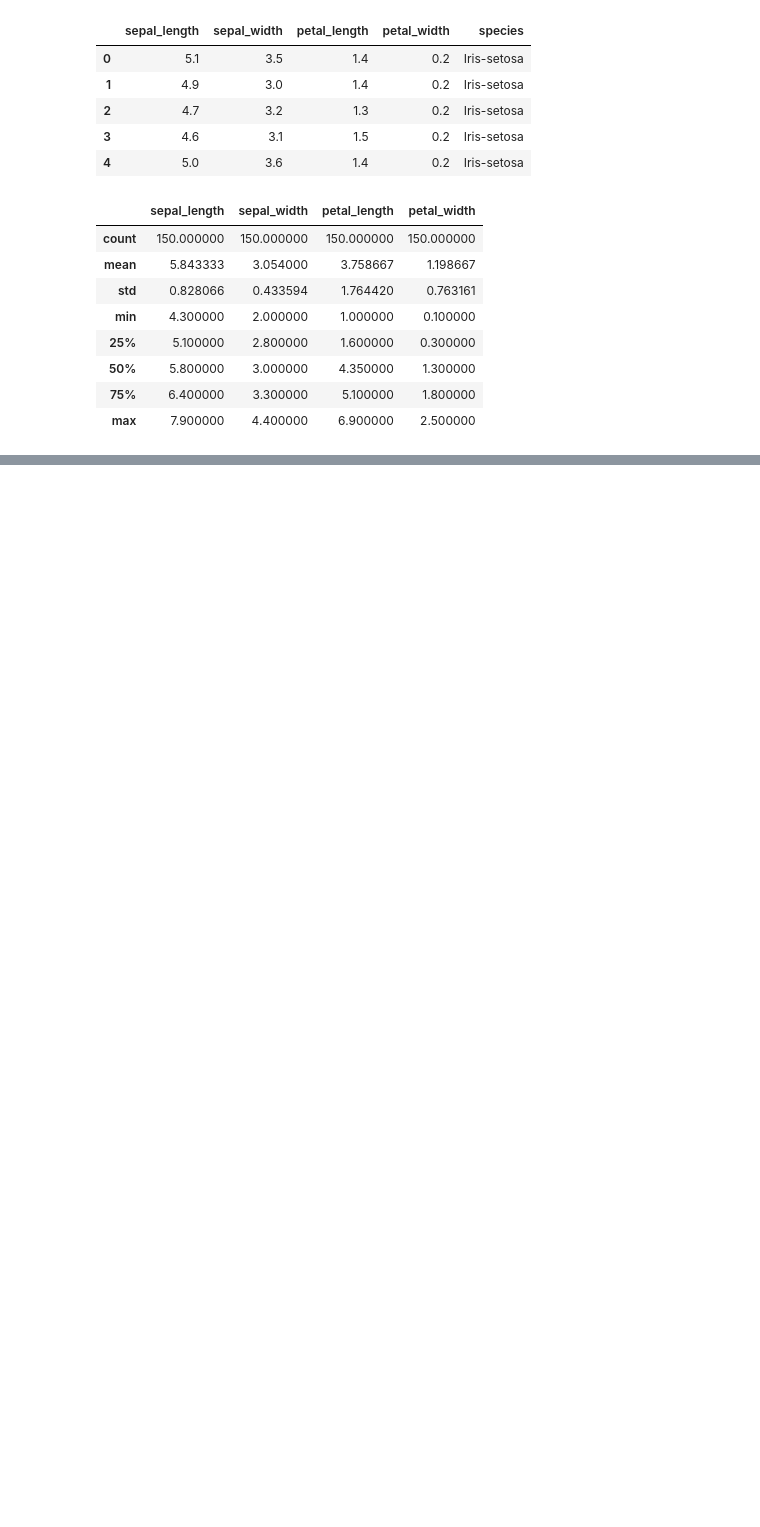
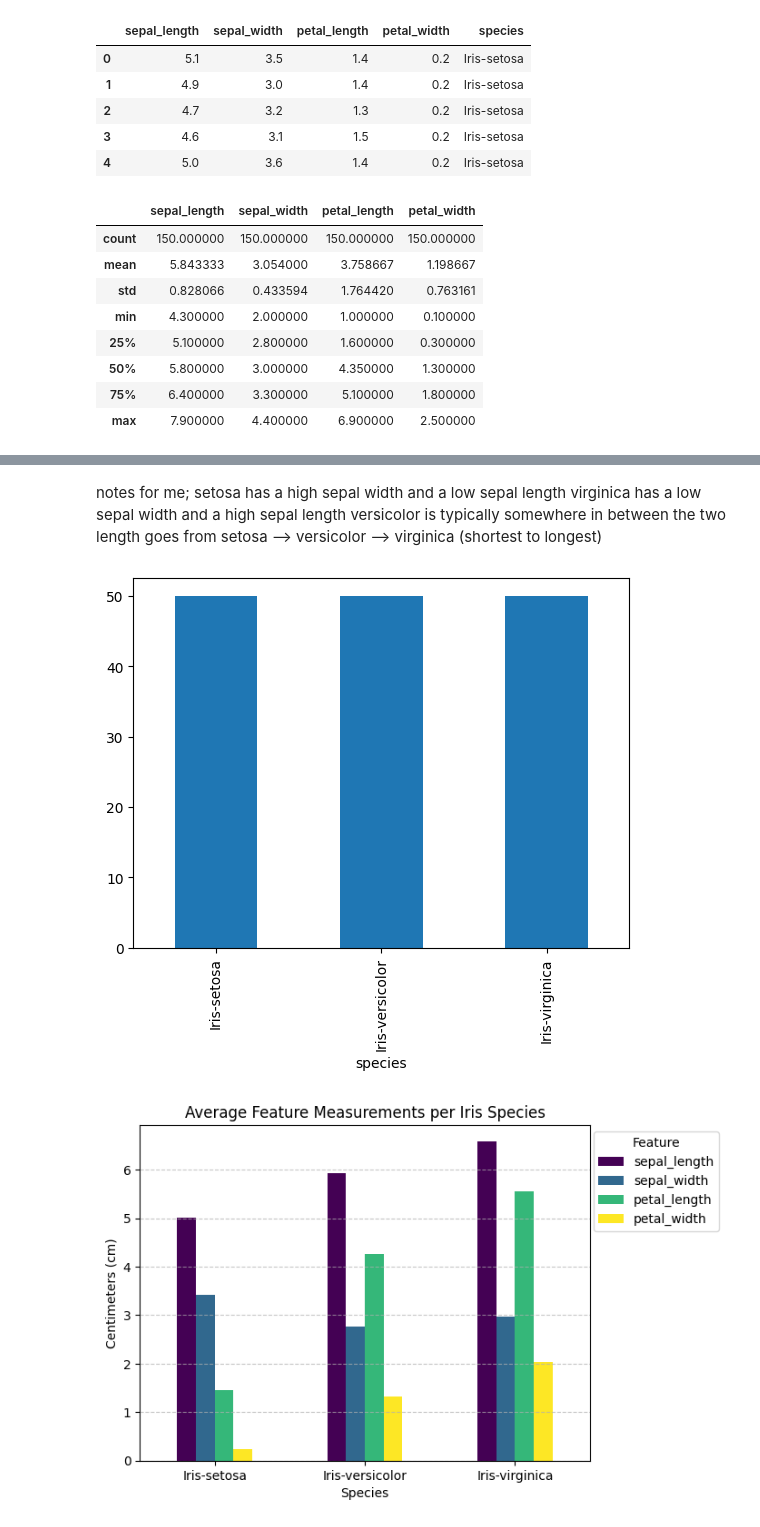
Before and after one commit to eliasangelss/irisflower, a Jupyter notebook: model.ipynb, the cells around one changed output, grey strips where cells are left out. Drawn from its saved outputs; the diff is of its cells as text; code cells hidden in the pictures; blank space fills up the shorter version.

```diff
--- a/model.ipynb
+++ b/model.ipynb
@@ -29,0 +37,21 @@ irisData.describe()
+# %% [markdown]
+notes for me;
+setosa has a high sepal width and a low sepal length
+virginica has a low sepal width and a high sepal length
+versicolor is typically somewhere in between the two
+length goes from setosa --> versicolor --> virginica (shortest to longest)
+# %%
+irisData['species'].value_counts().plot(kind='bar') # note; each species has 50 data points in this set
+
+meanValues = irisData.groupby('species').mean()
+meanValues.plot(kind='bar', cmap='viridis')
+
+plt.title('Average Feature Measurements per Iris Species')
+plt.xlabel('Species')
+plt.xticks(rotation=0)
+plt.ylabel('Centimeters (cm)')
+plt.legend(title='Feature', bbox_to_anchor=(1.3, 1))
+plt.grid(axis='y', linestyle='--', alpha=0.7)
+# %% [output]
+[figure, added]
+[figure, added]
```
Also changed, not shown: parts of 2 cells of this notebook.
